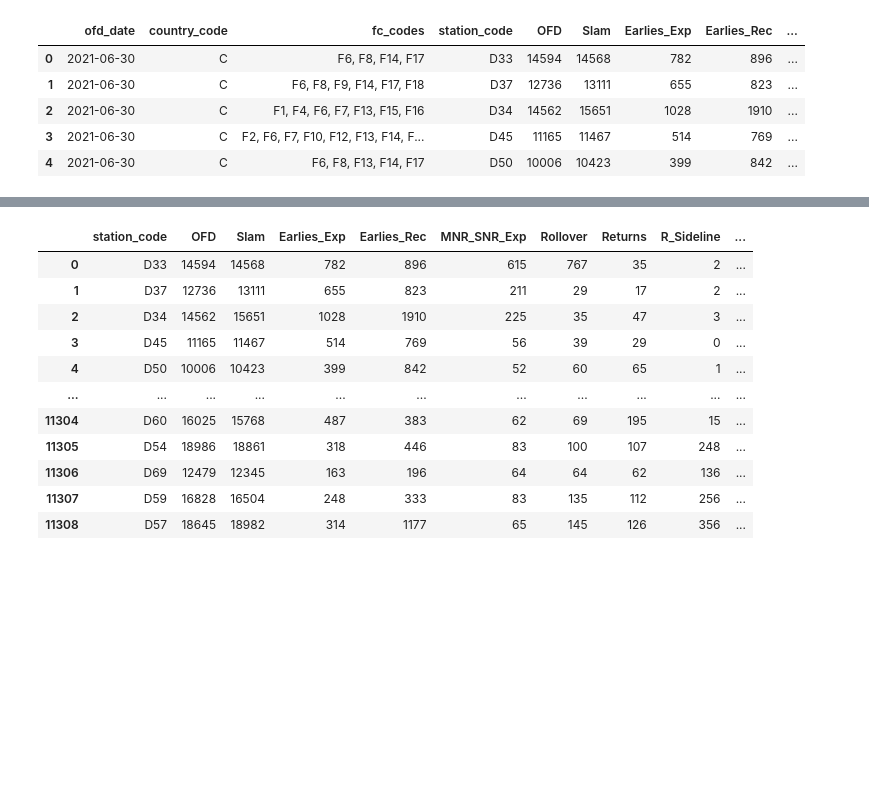
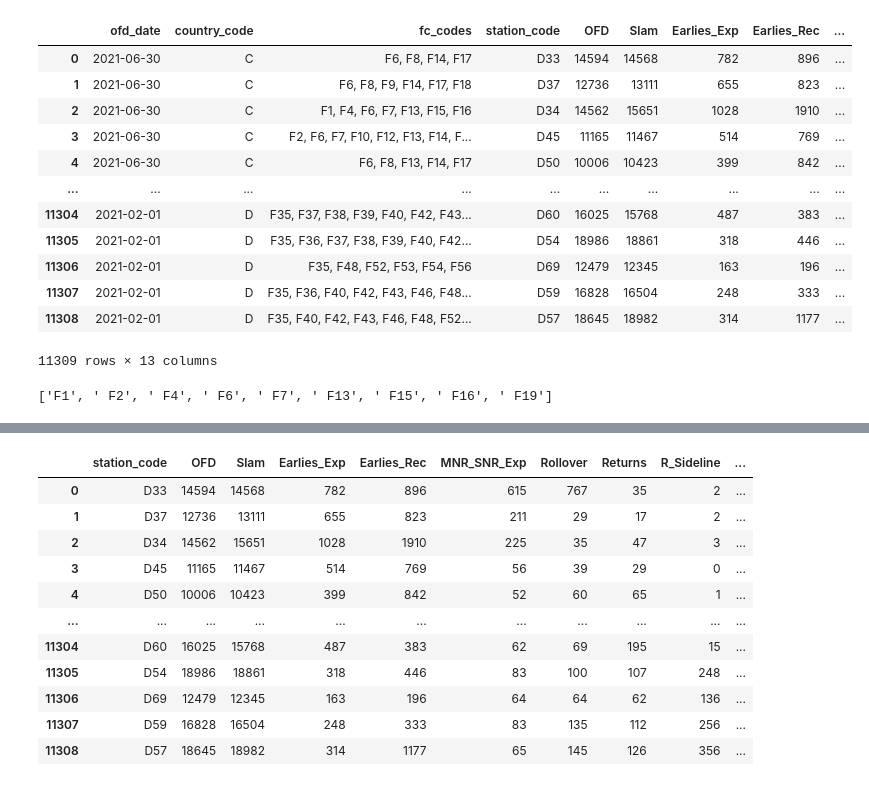
Before and after one commit to mariocastro014/datathon, a Jupyter notebook: code.ipynb, the cells around one changed output, grey strips where cells are left out. Cells and saved outputs as stored; diff of their text form; code cells hidden in the pictures; blank space fills up the shorter version.

```diff
--- a/code.ipynb
+++ b/code.ipynb
@@ -16,14 +56,19 @@ from sklearn import metrics
 # %%
 # Reading the data
 test = pd.read_csv('test.csv')
 train = pd.read_csv('train_data.csv')
+train
+# %% [output]
+|  | ofd_date | country_code | fc_codes | station_code | OFD | Slam | Earlies_Exp | Earlies_Rec | ... |
+| 0 | 2021-06-30 | C | F6, F8, F14, F17 | D33 | 14594 | 14568 | 782 | 896 | ... |
+| 1 | 2021-06-30 | C | F6, F8, F9, F14, F17, F18 | D37 | 12736 | 13111 | 655 | 823 | ... |
+| 2 | 2021-06-30 | C | F1, F4, F6, F7, F13, F15, F16 | D34 | 14562 | 15651 | 1028 | 1910 | ... |
+| 3 | 2021-06-30 | C | F2, F6, F7, F10, F12, F13, F14, F... | D45 | 11165 | 11467 | 514 | 769 | ... |
+| 4 | 2021-06-30 | C | F6, F8, F13, F14, F17 | D50 | 10006 | 10423 | 399 | 842 | ... |
+| ... | ... | ... | ... | ... | ... | ... | ... | ... | ... |
+| 11304 | 2021-02-01 | D | F35, F37, F38, F39, F40, F42, F43... | D60 | 16025 | 15768 | 487 | 383 | ... |
+| 11305 | 2021-02-01 | D | F35, F36, F37, F38, F39, F40, F42... | D54 | 18986 | 18861 | 318 | 446 | ... |
+| 11306 | 2021-02-01 | D | F35, F48, F52, F53, F54, F56 | D69 | 12479 | 12345 | 163 | 196 | ... |
+| 11307 | 2021-02-01 | D | F35, F36, F40, F42, F43, F46, F48... | D59 | 16828 | 16504 | 248 | 333 | ... |
+| 11308 | 2021-02-01 | D | F35, F40, F42, F43, F46, F48, F52... | D57 | 18645 | 18982 | 314 | 1177 | ... |
+11309 rows × 13 columns
-# %%
-# Print the dataset to understant it.
-train.head()
-# %% [output]
-|  | ofd_date | country_code | fc_codes | station_code | OFD | Slam | Earlies_Exp | Earlies_Rec | ... |
-| 0 | 2021-06-30 | C | F6, F8, F14, F17 | D33 | 14594 | 14568 | 782 | 896 | ... |
-| 1 | 2021-06-30 | C | F6, F8, F9, F14, F17, F18 | D37 | 12736 | 13111 | 655 | 823 | ... |
-| 2 | 2021-06-30 | C | F1, F4, F6, F7, F13, F15, F16 | D34 | 14562 | 15651 | 1028 | 1910 | ... |
-| 3 | 2021-06-30 | C | F2, F6, F7, F10, F12, F13, F14, F... | D45 | 11165 | 11467 | 514 | 769 | ... |
-| 4 | 2021-06-30 | C | F6, F8, F13, F14, F17 | D50 | 10006 | 10423 | 399 | 842 | ... |
@@ -29,0 +94,8 @@ train.head()
+# %%
+#train['fc_codes'] = train['fc_codes'].str.split(',', n=79 , expand=True)
+#pd.concat([train,train.fc_codes.str.get_dummies(sep=',')],1)
+
+x= list(train['fc_codes'].split(','))
+print(x)
+# %% [output]
+['F1', ' F2', ' F4', ' F6', ' F7', ' F13', ' F15', ' F16', ' F19']
```
Also changed, not shown: parts of 7 cells of this notebook, 1 other file.
